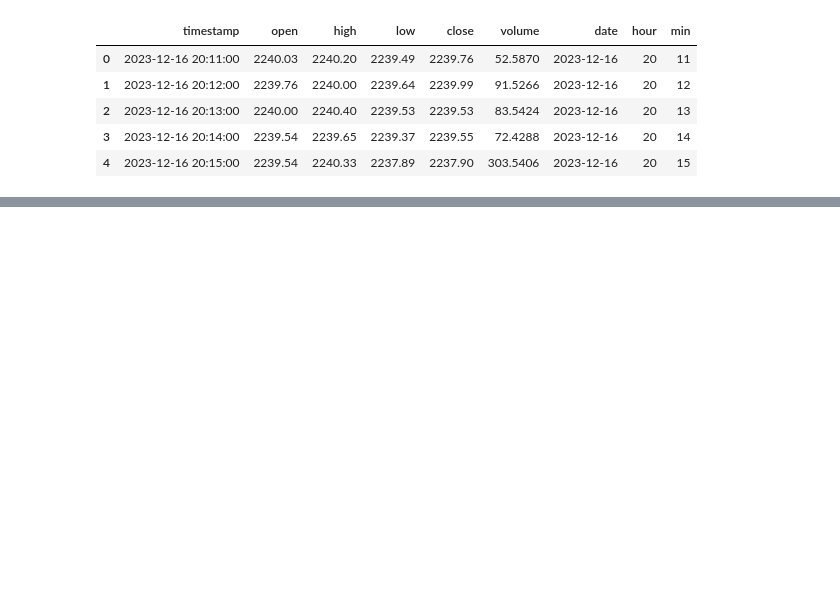
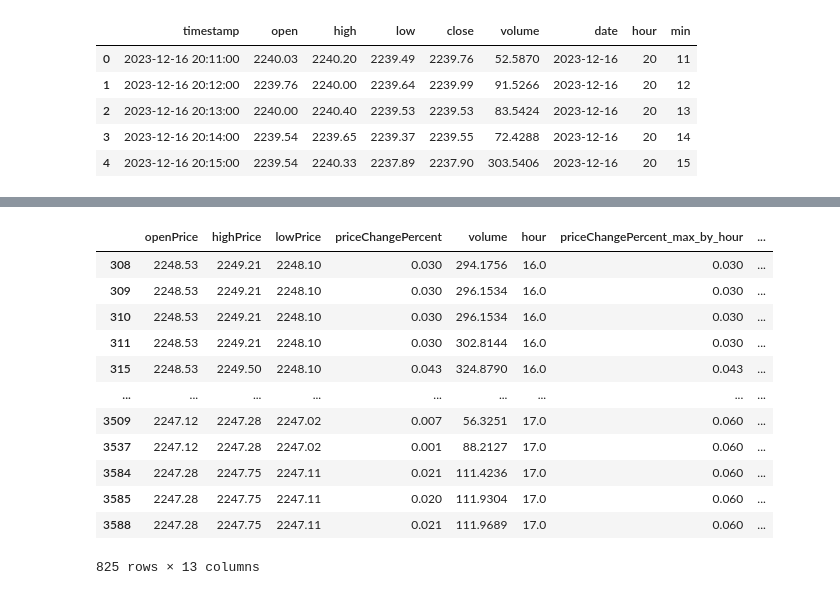
Before and after one commit to kimteespk/realtime-ml-crypto-with-offline-pred-as-attr, a Jupyter notebook: explore_data/check_data.ipynb, the cells around one changed output, grey strips where cells are left out. Drawn from its saved outputs; the diff is of its cells as text; code cells hidden in the pictures; blank space fills up the shorter version.

```diff
--- a/explore_data/check_data.ipynb
+++ b/explore_data/check_data.ipynb
@@ -622,0 +685,16 @@ df.head()
+# %%
+df.loc[df['error'] > 0.109353]
+# %% [output]
+|  | openPrice | highPrice | lowPrice | priceChangePercent | volume | hour | priceChangePercent_max_by_hour | ... |
+| 308 | 2248.53 | 2249.21 | 2248.10 | 0.030 | 294.1756 | 16.0 | 0.030 | ... |
+| 309 | 2248.53 | 2249.21 | 2248.10 | 0.030 | 296.1534 | 16.0 | 0.030 | ... |
+| 310 | 2248.53 | 2249.21 | 2248.10 | 0.030 | 296.1534 | 16.0 | 0.030 | ... |
+| 311 | 2248.53 | 2249.21 | 2248.10 | 0.030 | 302.8144 | 16.0 | 0.030 | ... |
+| 315 | 2248.53 | 2249.50 | 2248.10 | 0.043 | 324.8790 | 16.0 | 0.043 | ... |
+| ... | ... | ... | ... | ... | ... | ... | ... | ... |
+| 3509 | 2247.12 | 2247.28 | 2247.02 | 0.007 | 56.3251 | 17.0 | 0.060 | ... |
+| 3537 | 2247.12 | 2247.28 | 2247.02 | 0.001 | 88.2127 | 17.0 | 0.060 | ... |
+| 3584 | 2247.28 | 2247.75 | 2247.11 | 0.021 | 111.4236 | 17.0 | 0.060 | ... |
+| 3585 | 2247.28 | 2247.75 | 2247.11 | 0.020 | 111.9304 | 17.0 | 0.060 | ... |
+| 3588 | 2247.28 | 2247.75 | 2247.11 | 0.021 | 111.9689 | 17.0 | 0.060 | ... |
+825 rows × 13 columns
```
Also changed, not shown: parts of 32 cells of this notebook, 7 other files.
